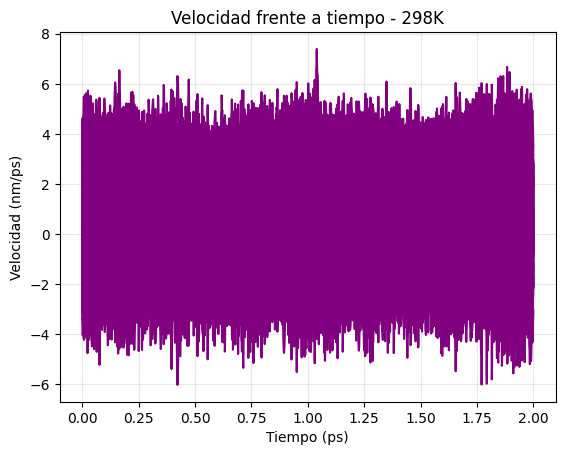
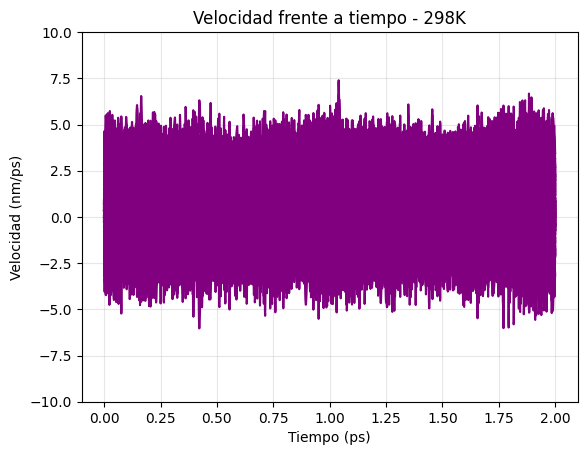
The notebook cell's code change between the first figure and the second:
--- before
+++ after
@@ -6,4 +6,5 @@
 plt.ylabel("Velocidad (nm/ps)") 
 plt.title("Velocidad frente a tiempo - 298K") 
+plt.ylim(-10, 10)
 plt.grid(alpha=0.3)
 plt.show()

Commit: Añadimos límites ylim